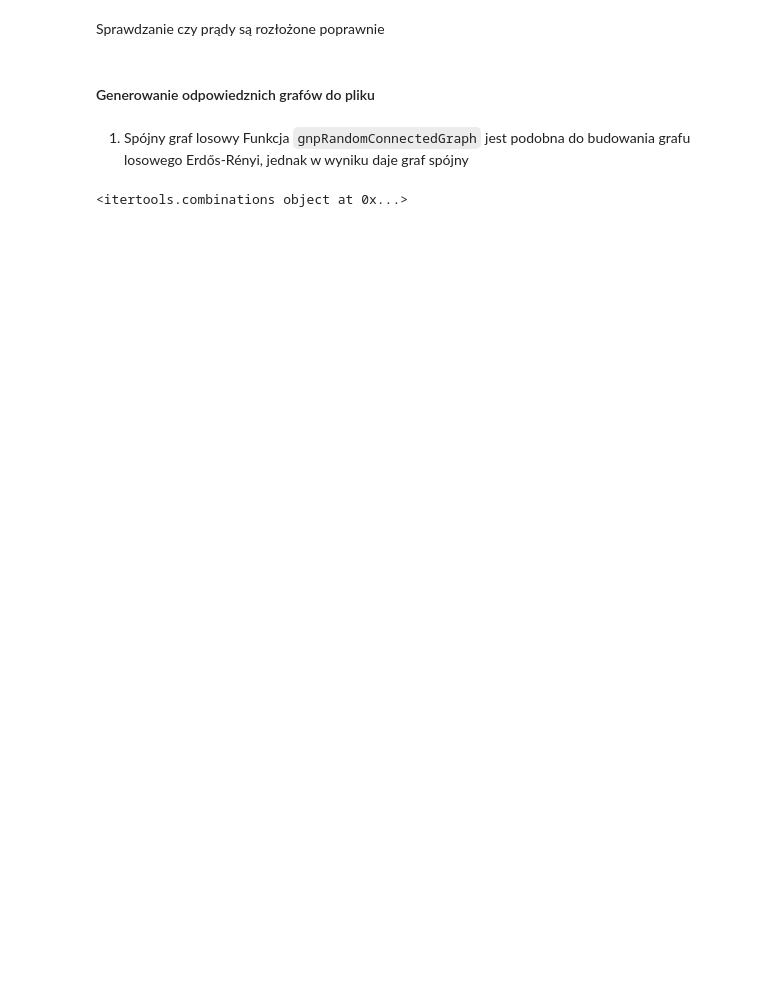
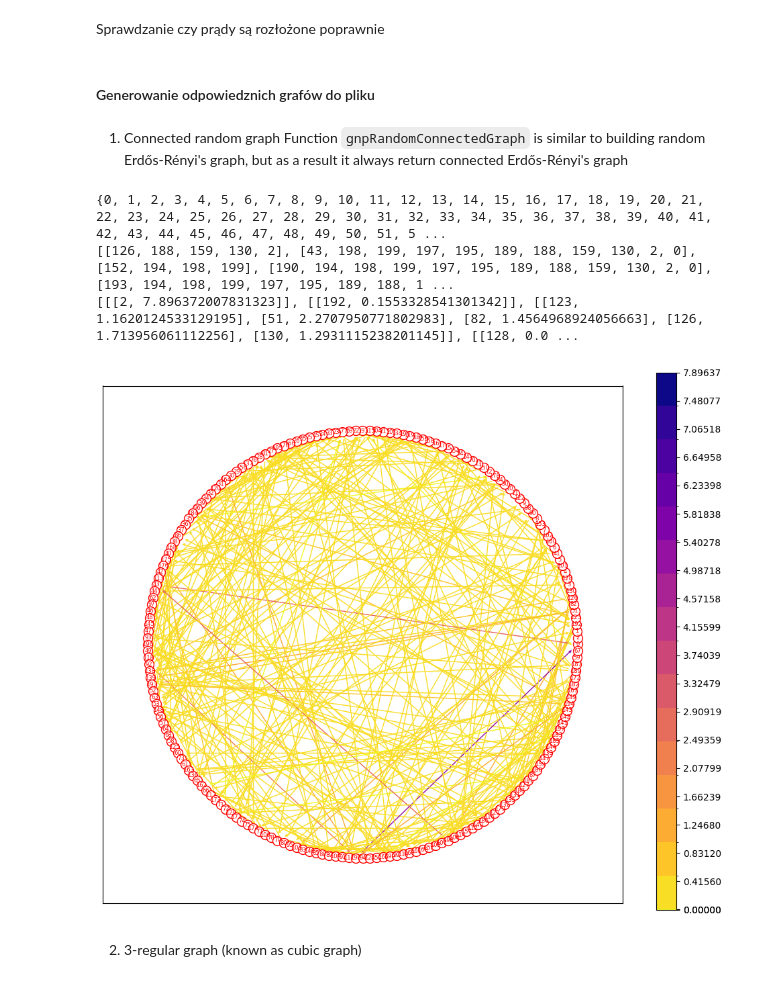
Before and after one commit to Panyloi/MOwNiT_AGH, a Jupyter notebook: lab2_cwiczenia/lab2.ipynb, the cells around one changed output. Drawn from its saved outputs; the diff is of its cells as text; code cells hidden in the pictures; blank space fills up the shorter version.

````diff
--- a/lab2_cwiczenia/lab2.ipynb
+++ b/lab2_cwiczenia/lab2.ipynb
@@ -566,7 +599,7 @@ def checkSolution(graph, s, t):
     pass
 # %% [markdown]
 #### Generowanie odpowiedznich grafów do pliku
-# %% [markdown]
-1. Spójny graf losowy </br>
-Funkcja ```gnpRandomConnectedGraph``` jest podobna do budowania grafu losowego Erdős-Rényi, jednak w wyniku daje graf spójny
+# %% [markdown]
+1. Connected random graph </br>
+Function ```gnpRandomConnectedGraph``` is similar to building random Erdős-Rényi's graph, but as a result it always return connected Erdős-Rényi's graph
 # %%
@@ -587,6 +641,15 @@ def gnpRandomConnectedGraph(n, filename):
     return
 # %%
-S = gnpRandomConnectedGraph(10, "cos2")
+gnpRandomConnectedGraph(200, 10, "cos2.txt")
 # nx.draw_networkx(S)
-# %% [output]
-<itertools.combinations object at 0x...>
+# %%
+graph2, dict_graph2 = loadGraph("cos2.txt")
+# %%
+solvingFlow(graph2, dict_graph2, 0, 2, 60)
+# %% [output]
+{0, 1, 2, 3, 4, 5, 6, 7, 8, 9, 10, 11, 12, 13, 14, 15, 16, 17, 18, 19, 20, 21, 22, 23, 24, 25, 26, 27, 28, 29, 30, 31, 32, 33, 34, 35, 36, 37, 38, 39, 40, 41, 42, 43, 44, 45, 46, 47, 48, 49, 50, 51, 5 ...
+[[126, 188, 159, 130, 2], [43, 198, 199, 197, 195, 189, 188, 159, 130, 2, 0], [152, 194, 198, 199], [190, 194, 198, 199, 197, 195, 189, 188, 159, 130, 2, 0], [193, 194, 198, 199, 197, 195, 189, 188, 1 ...
+[[[2, 7.896372007831323]], [[192, 0.1553328541301342]], [[123, 1.1620124533129195], [51, 2.2707950771802983], [82, 1.4564968924056663], [126, 1.713956061112256], [130, 1.2931115238201145]], [[128, 0.0 ...
+[figure, added]
+# %% [markdown]
+2. 3-regular graph (known as cubic graph)
````
Also changed, not shown: parts of 50 cells of this notebook.
